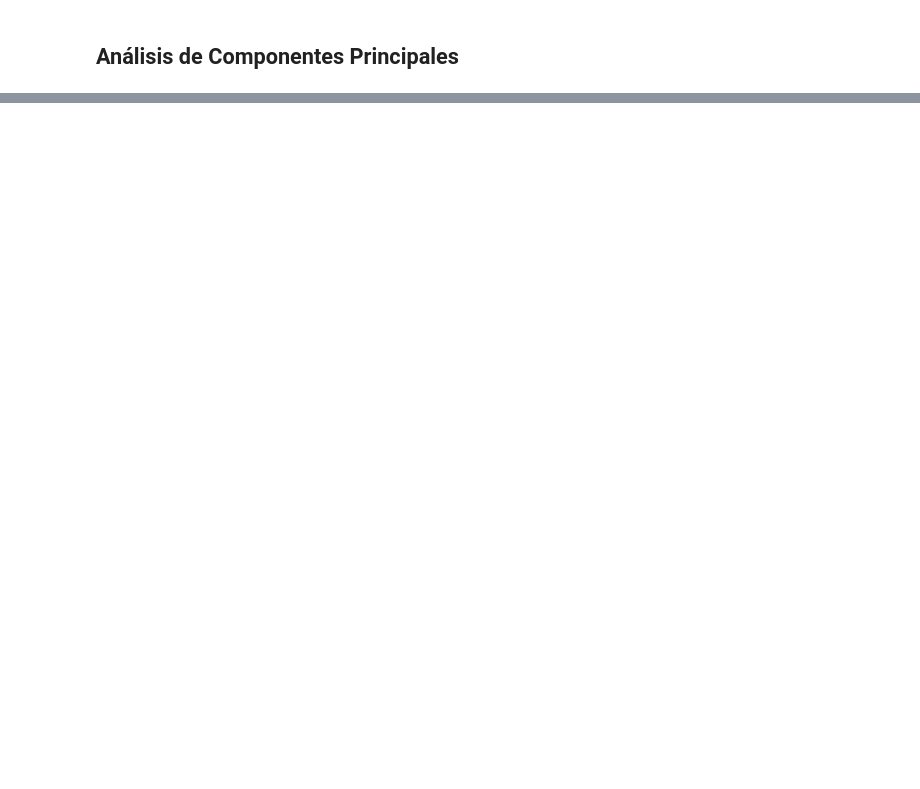
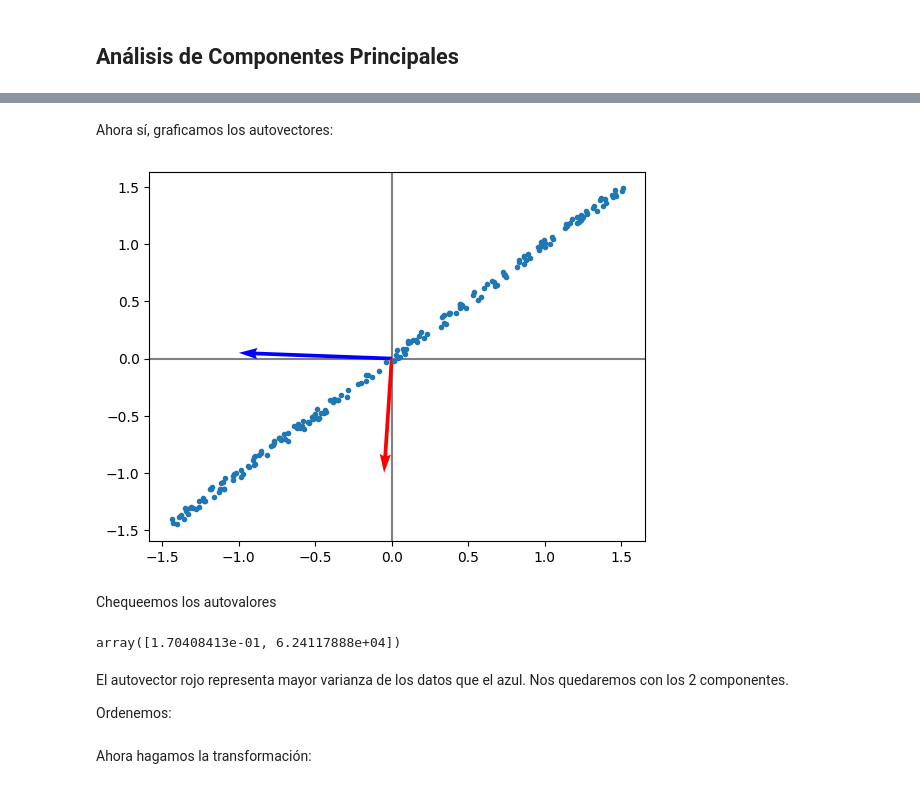
Before and after one commit to robertbarac/MatematicasParaRedesNeuronalesYQuimiometriaEnPythonDesdeCero, a Jupyter notebook: pca.ipynb, the cells around one changed output, grey strips where cells are left out. Saved outputs shown, nothing was run; the diff lists cells and outputs as text; code cells hidden in the pictures; blank space fills up the shorter version.

```diff
--- a/pca.ipynb
+++ b/pca.ipynb
@@ -14,0 +133,14 @@ PCA consiste en:
+# %%
+def graficarVectores(vecs, cols, alpha = 1):
+    plt.axvline(x = 0, color="grey", zorder = 0)
+    plt.axhline(y = 0, color="grey", zorder = 0)
+    for i in range(len(vecs)):
+        x = np.concatenate([[0,0], vecs[i]])
+        plt.quiver([x[0]],
+                   [x[1]],
+                   [x[2]],
+                   [x[3]],
+                   angles = 'xy', scale_units = 'xy',
+                   scale = 1, alpha = alpha,
+                   color = cols[i]
+                  )
@@ -14,0 +166,18 @@ PCA consiste en:
+# %% [markdown]
+Ahora sí, graficamos los autovectores:
+# %%
+graficarVectores(avecs.T, ['blue', 'red'])
+plt.plot(xy_centrado[:,0], xy_centrado[:,1]/20, '.')
+plt.show()
+# %% [output]
+[figure, added]
+# %% [markdown]
+Chequeemos los autovalores
+# %%
+avals
+# %% [output]
+array([1.70408413e-01, 6.24117888e+04])
+# %% [markdown]
+El autovector rojo representa mayor varianza de los datos que el azul. Nos quedaremos con los 2 componentes.
+
+Ordenemos:
@@ -14,0 +187,2 @@ PCA consiste en:
+# %% [markdown]
+Ahora hagamos la transformación:
```
Also changed, not shown: parts of 24 cells of this notebook, 1 other file.
